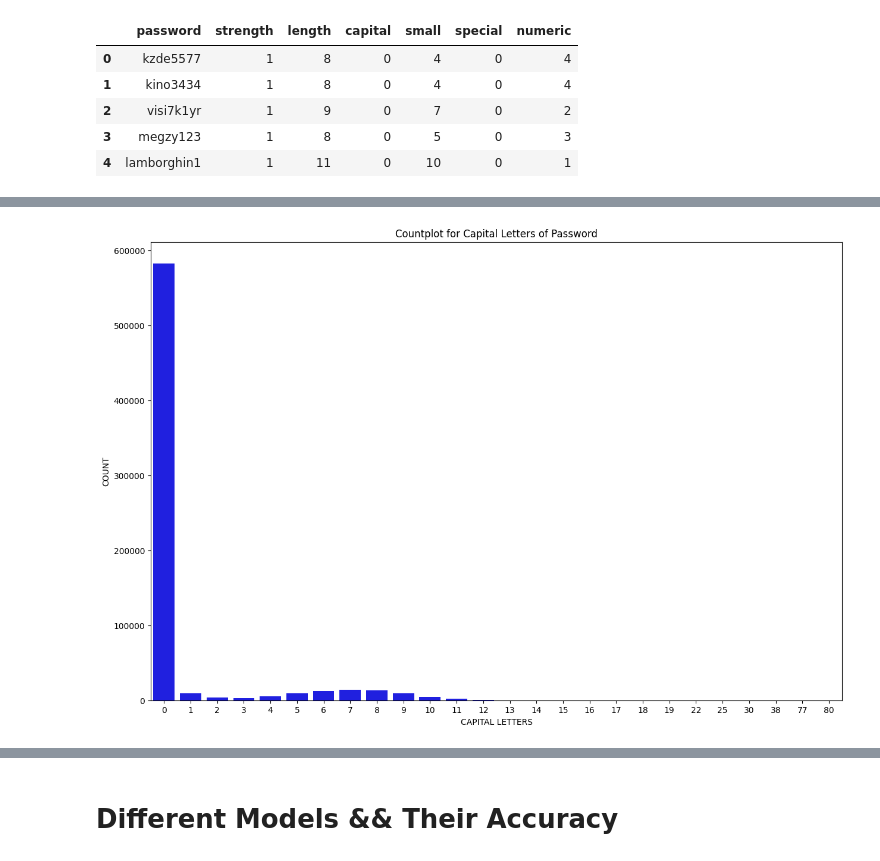
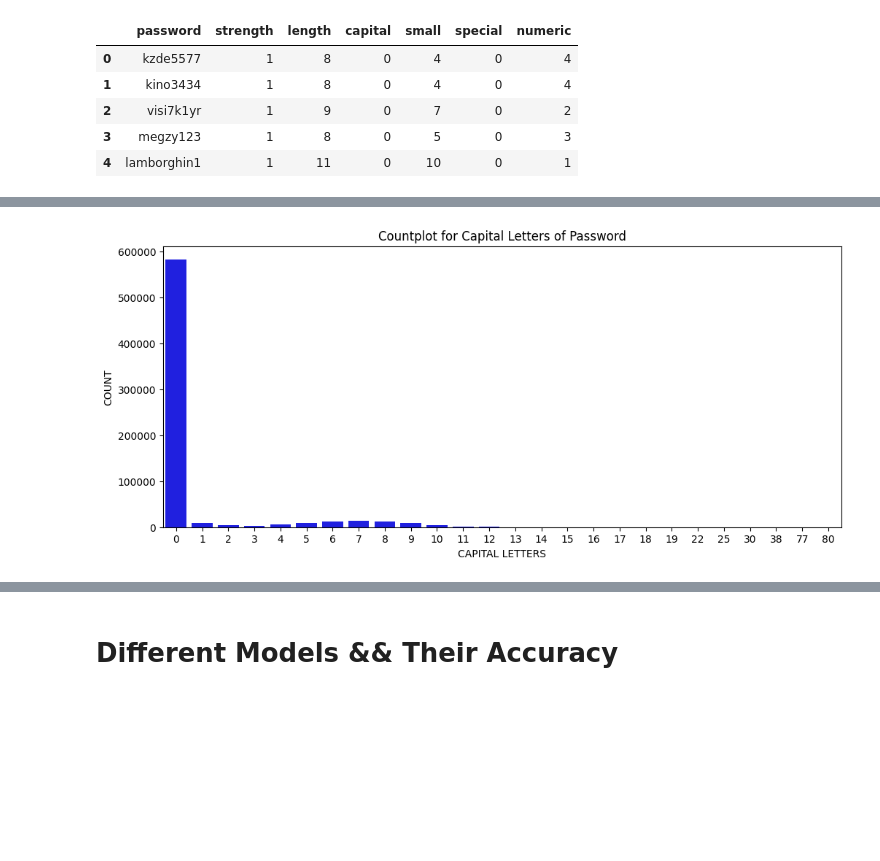
Before and after one commit to jamshed20/Password-Strength_using-NLP, a Jupyter notebook: Password Strength Prediction.ipynb, the cells around one changed output, grey strips where cells are left out. Cells and saved outputs as stored; diff of their text form; code cells hidden in the pictures; blank space fills up the shorter version.

```diff
--- a/Password Strength Prediction.ipynb
+++ b/Password Strength Prediction.ipynb
@@ -186,10 +187,10 @@ plt.show()
 # %%
-plt.figure(figsize=(15,10))
+plt.figure(figsize=(12,5))
 sns.countplot(x=data['capital'],color='blue')
 plt.title('Countplot for Capital Letters of Password')
 plt.xlabel('CAPITAL LETTERS')
 plt.ylabel('COUNT')
 plt.show()
 # %% [output]
-[figure, old version]
+[figure, new version]
 # %%
```
Also changed, not shown: parts of 28 cells of this notebook.
